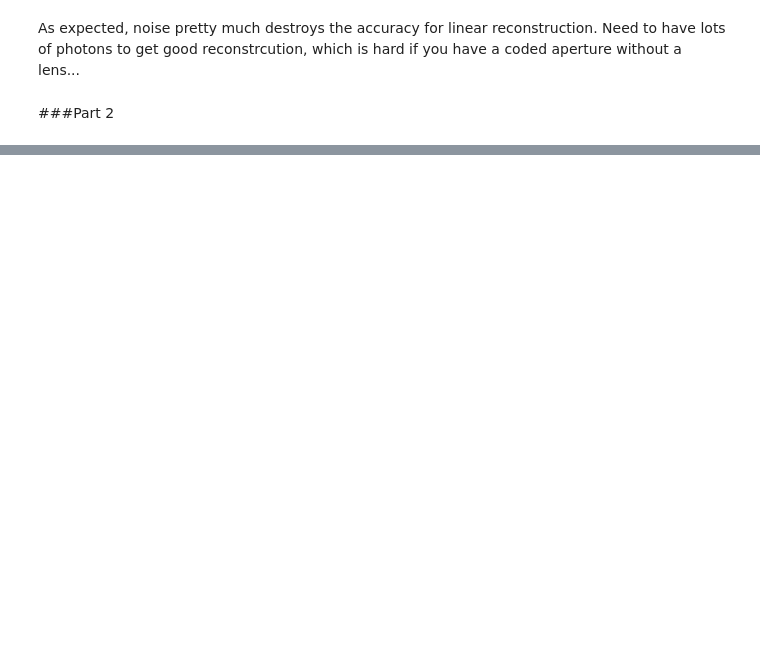
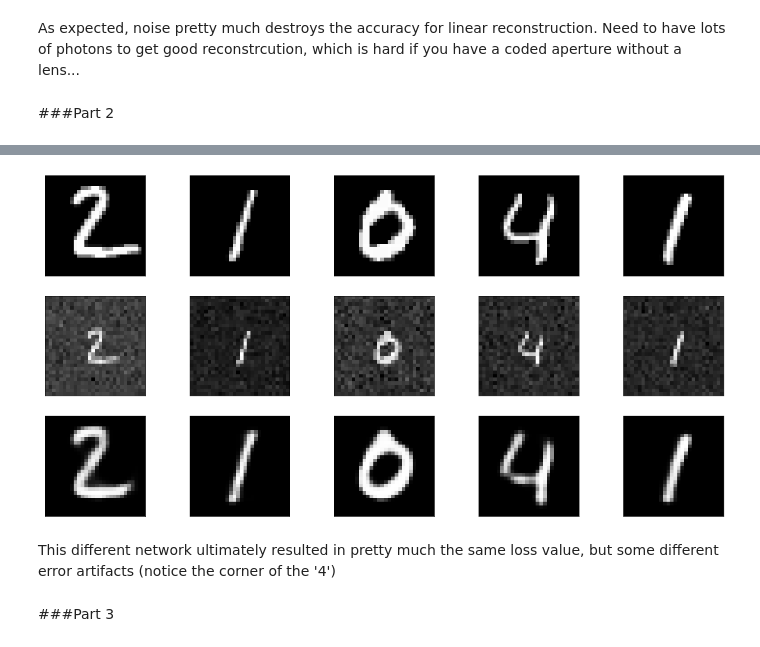
Before and after one commit to jdberkson/OPTI-556-Computational-Imaging, a Jupyter notebook: Homework3_JoelB.ipynb, the cells around one changed output, grey strips where cells are left out. Drawn from its saved outputs; the diff is of its cells as text; code cells hidden in the pictures; blank space fills up the shorter version.

```diff
--- a/Homework3_JoelB.ipynb
+++ b/Homework3_JoelB.ipynb
@@ -386,0 +448,9 @@ for i in range(1, n + 1):
+# %%
+autoencoder2.fit(
+    x=g_train,
+    y=x_train,
+    epochs=20,
+    batch_size=32,
+    shuffle=True,
+    validation_data=(g_test, x_test),
+)
@@ -386,0 +476,25 @@ for i in range(1, n + 1):
+# %%
+n = 5
+plt.figure(figsize=(20, 10))
+for i in range(1, n + 1):
+    ax = plt.subplot(3, n, i)
+    plt.imshow(x_test[i].reshape(28, 28))
+    plt.gray()
+    ax.get_xaxis().set_visible(False)
+    ax.get_yaxis().set_visible(False)
+    ax = plt.subplot(3, n, n+i)
+    plt.imshow(g_test[i].reshape(28, 28))
+    plt.gray()
+    ax.get_xaxis().set_visible(False)
+    ax.get_yaxis().set_visible(False)
+    ax = plt.subplot(3, n, 2*n+i)
+    plt.imshow(autoencoder2.predict(g_test[i:i+1,:,:,:])[0,:,:,0])
+    plt.gray()
+    ax.get_xaxis().set_visible(False)
+    ax.get_yaxis().set_visible(False)
+# %% [output]
+[figure, added]
+# %% [markdown]
+This different network ultimately resulted in pretty much the same loss value, but some different error artifacts (notice the corner of the '4')
+# %% [markdown]
+###Part 3
```
Also changed, not shown: parts of 15 cells of this notebook.
